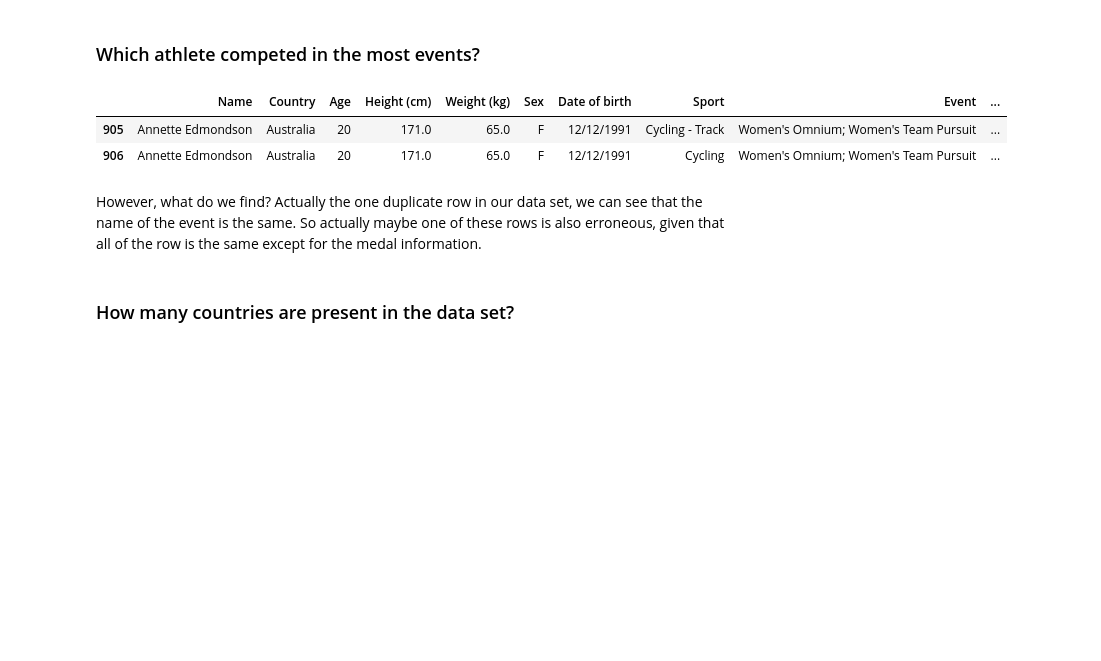
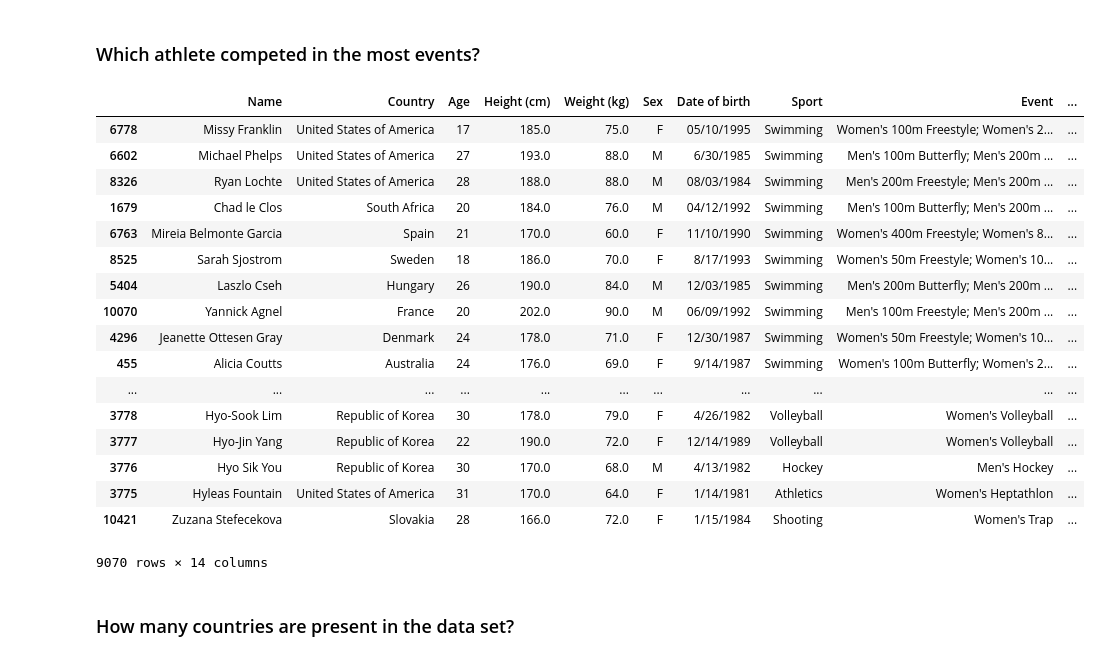
Before and after one commit to ShanakaPathirana/ox-p4ds, a Jupyter notebook: notebooks/Ex08_Data_Cleaning_and_Analysis_complete.ipynb, the cells around one changed output. Cells and saved outputs as stored; diff of their text form; code cells hidden in the pictures; blank space fills up the shorter version.

```diff
--- a/notebooks/Ex08_Data_Cleaning_and_Analysis_complete.ipynb
+++ b/notebooks/Ex08_Data_Cleaning_and_Analysis_complete.ipynb
@@ -166,16 +206,31 @@ filtered_no_dups_df = filtered_df.drop_duplicates(subset=['Name', "Date of birth
 As you can see, the answer to the question "How many atheletes are in the data set?" is not necessarily that straightforward to answer.
 # %% [markdown]
 ### Which athlete competed in the most events?
-# %%
-# We can return the duplicated rows based on Name and Data of birth, as multiple rows
-# might indicate participating in multiple events.
-filtered_df[filtered_df[['Name', 'Date of birth']].duplicated(keep=False)]
-# %% [output]
-|  | Name | Country | Age | Height (cm) | Weight (kg) | Sex | Date of birth | Sport | Event | ... |
-| 905 | Annette Edmondson | Australia | 20 | 171.0 | 65.0 | F | 12/12/1991 | Cycling - Track | Women's Omnium; Women's Team Pursuit | ... |
-| 906 | Annette Edmondson | Australia | 20 | 171.0 | 65.0 | F | 12/12/1991 | Cycling | Women's Omnium; Women's Team Pursuit | ... |
-# %% [markdown]
-However, what do we find? Actually the one duplicate row in our data set, we can see that the name of the event is the same. So actually maybe one of these rows is also erroneous, given that all of the row is the same except for the medal information.
+# %%
+def count_events(event_string):
+    return len(str(event_string).split(';'))
+filtered_df['num_events'] = filtered_df['Event'].apply(count_events)
+# %%
+filtered_df.sort_values(by='num_events', ascending=False)
+# %% [output]
+|  | Name | Country | Age | Height (cm) | Weight (kg) | Sex | Date of birth | Sport | Event | ... |
+| 6778 | Missy Franklin | United States of America | 17 | 185.0 | 75.0 | F | 05/10/1995 | Swimming | Women's 100m Freestyle; Women's 2... | ... |
+| 6602 | Michael Phelps | United States of America | 27 | 193.0 | 88.0 | M | 6/30/1985 | Swimming | Men's 100m Butterfly; Men's 200m ... | ... |
+| 8326 | Ryan Lochte | United States of America | 28 | 188.0 | 88.0 | M | 08/03/1984 | Swimming | Men's 200m Freestyle; Men's 200m ... | ... |
+| 1679 | Chad le Clos | South Africa | 20 | 184.0 | 76.0 | M | 04/12/1992 | Swimming | Men's 100m Butterfly; Men's 200m ... | ... |
+| 6763 | Mireia Belmonte Garcia | Spain | 21 | 170.0 | 60.0 | F | 11/10/1990 | Swimming | Women's 400m Freestyle; Women's 8... | ... |
+| 8525 | Sarah Sjostrom | Sweden | 18 | 186.0 | 70.0 | F | 8/17/1993 | Swimming | Women's 50m Freestyle; Women's 10... | ... |
+| 5404 | Laszlo Cseh | Hungary | 26 | 190.0 | 84.0 | M | 12/03/1985 | Swimming | Men's 200m Butterfly; Men's 200m ... | ... |
+| 10070 | Yannick Agnel | France | 20 | 202.0 | 90.0 | M | 06/09/1992 | Swimming | Men's 100m Freestyle; Men's 200m ... | ... |
+| 4296 | Jeanette Ottesen Gray | Denmark | 24 | 178.0 | 71.0 | F | 12/30/1987 | Swimming | Women's 50m Freestyle; Women's 10... | ... |
+| 455 | Alicia Coutts | Australia | 24 | 176.0 | 69.0 | F | 9/14/1987 | Swimming | Women's 100m Butterfly; Women's 2... | ... |
+| ... | ... | ... | ... | ... | ... | ... | ... | ... | ... | ... |
+| 3778 | Hyo-Sook Lim | Republic of Korea | 30 | 178.0 | 79.0 | F | 4/26/1982 | Volleyball | Women's Volleyball | ... |
+| 3777 | Hyo-Jin Yang | Republic of Korea | 22 | 190.0 | 72.0 | F | 12/14/1989 | Volleyball | Women's Volleyball | ... |
+| 3776 | Hyo Sik You | Republic of Korea | 30 | 170.0 | 68.0 | M | 4/13/1982 | Hockey | Men's Hockey | ... |
+| 3775 | Hyleas Fountain | United States of America | 31 | 170.0 | 64.0 | F | 1/14/1981 | Athletics | Women's Heptathlon | ... |
+| 10421 | Zuzana Stefecekova | Slovakia | 28 | 166.0 | 72.0 | F | 1/15/1984 | Shooting | Women's Trap | ... |
+9070 rows × 14 columns
 # %% [markdown]
 ### How many countries are present in the data set?
 # %%
```
Also changed, not shown: parts of 6 cells of this notebook, 2 other files.
